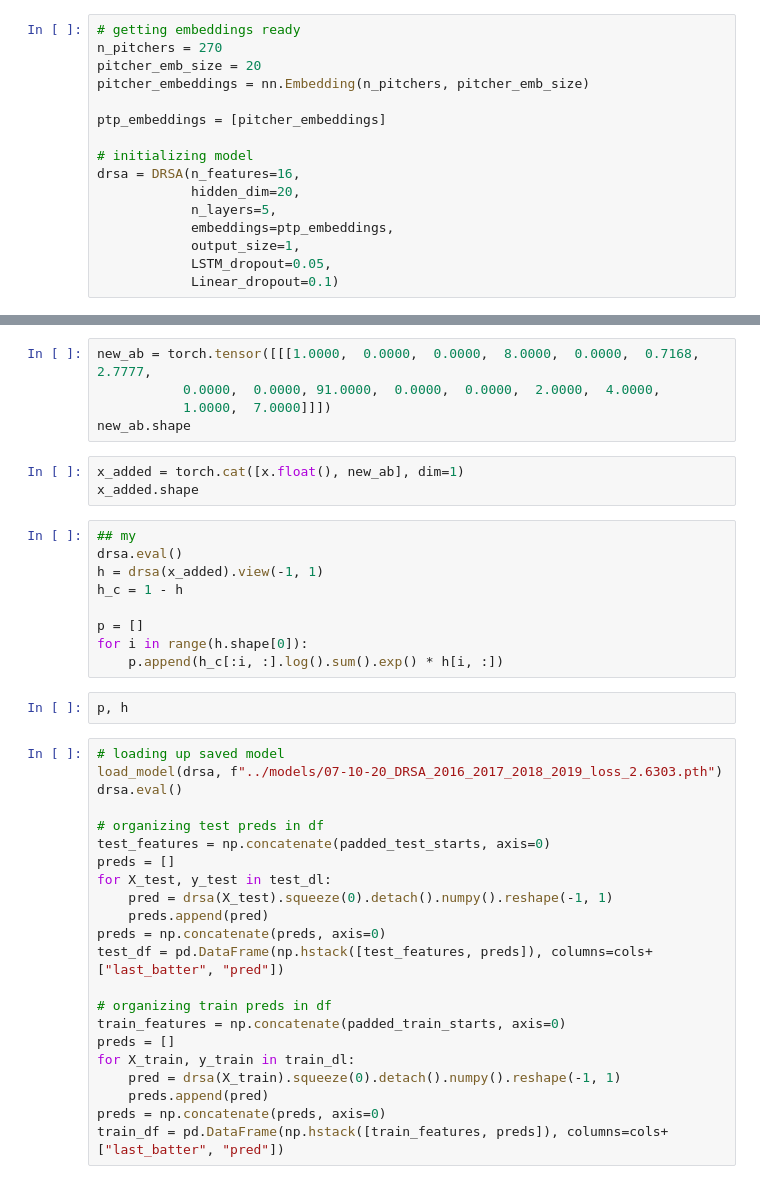
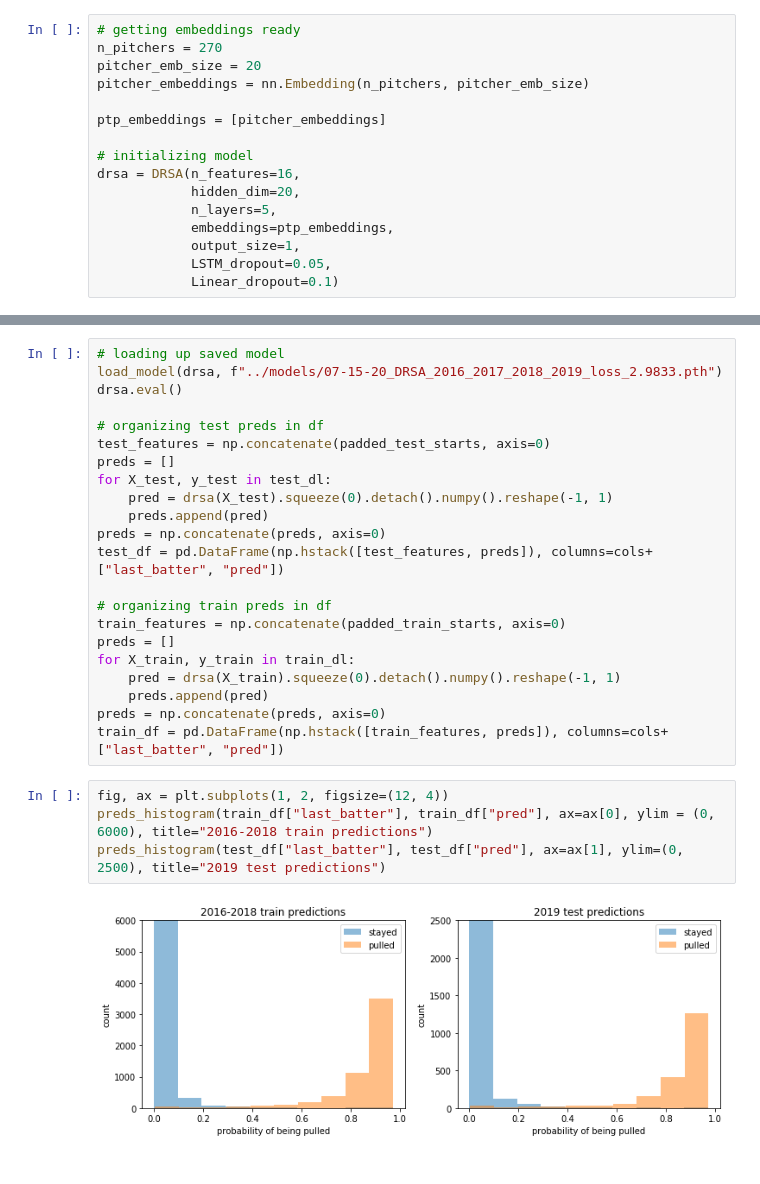
Before and after one commit to collinprather/pull-the-pitcher, a Jupyter notebook: modeling/benchmarking.ipynb, the cells around one changed output, grey strips where cells are left out. Cells and saved outputs as stored; diff of their text form.

```diff
--- a/modeling/benchmarking.ipynb
+++ b/modeling/benchmarking.ipynb
@@ -201,25 +207,6 @@ x.shape
-# %%
-new_ab = torch.tensor([[[1.0000,  0.0000,  0.0000,  8.0000,  0.0000,  0.7168,  2.7777,
-           0.0000,  0.0000, 91.0000,  0.0000,  0.0000,  2.0000,  4.0000,
-           1.0000,  7.0000]]])
-new_ab.shape
-# %%
-x_added = torch.cat([x.float(), new_ab], dim=1)
-x_added.shape
-# %%
-## my
-drsa.eval()
-h = drsa(x_added).view(-1, 1)
-h_c = 1 - h
-
-p = []
-for i in range(h.shape[0]):
-    p.append(h_c[:i, :].log().sum().exp() * h[i, :])
-# %%
-p, h
 # %%
 # loading up saved model
-load_model(drsa, f"../models/07-10-20_DRSA_2016_2017_2018_2019_loss_2.6303.pth")
+load_model(drsa, f"../models/07-15-20_DRSA_2016_2017_2018_2019_loss_2.9833.pth")
 drsa.eval()
 
 # organizing test preds in df
@@ -239,3 +226,9 @@ for X_train, y_train in train_dl:
     preds.append(pred)
 preds = np.concatenate(preds, axis=0)
 train_df = pd.DataFrame(np.hstack([train_features, preds]), columns=cols+["last_batter", "pred"])
+# %%
+fig, ax = plt.subplots(1, 2, figsize=(12, 4))
+preds_histogram(train_df["last_batter"], train_df["pred"], ax=ax[0], ylim = (0, 6000), title="2016-2018 train predictions")
+preds_histogram(test_df["last_batter"], test_df["pred"], ax=ax[1], ylim=(0, 2500), title="2019 test predictions")
+# %% [output]
+[figure, added]
```
Also changed, not shown: parts of 12 cells of this notebook, 2 other files.
